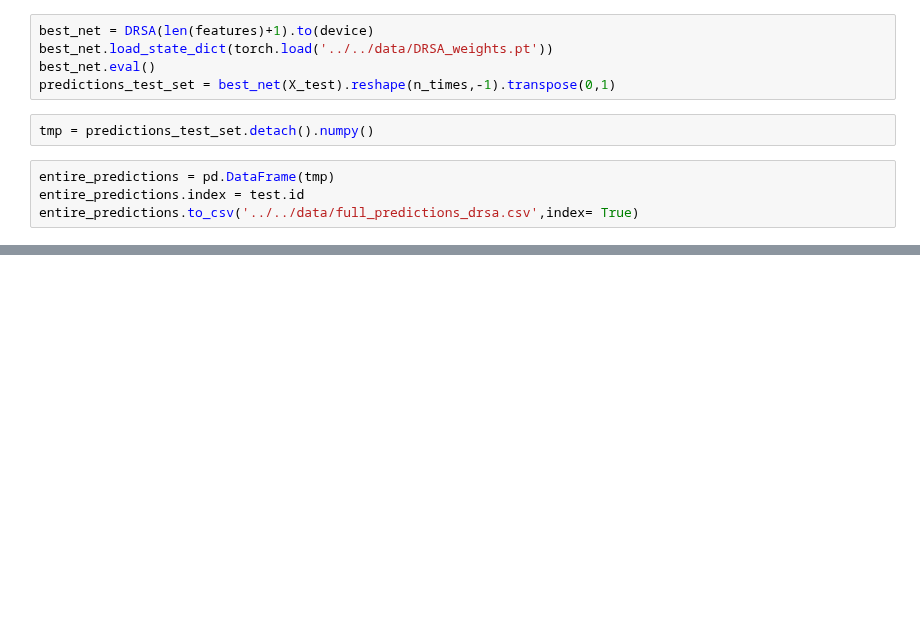
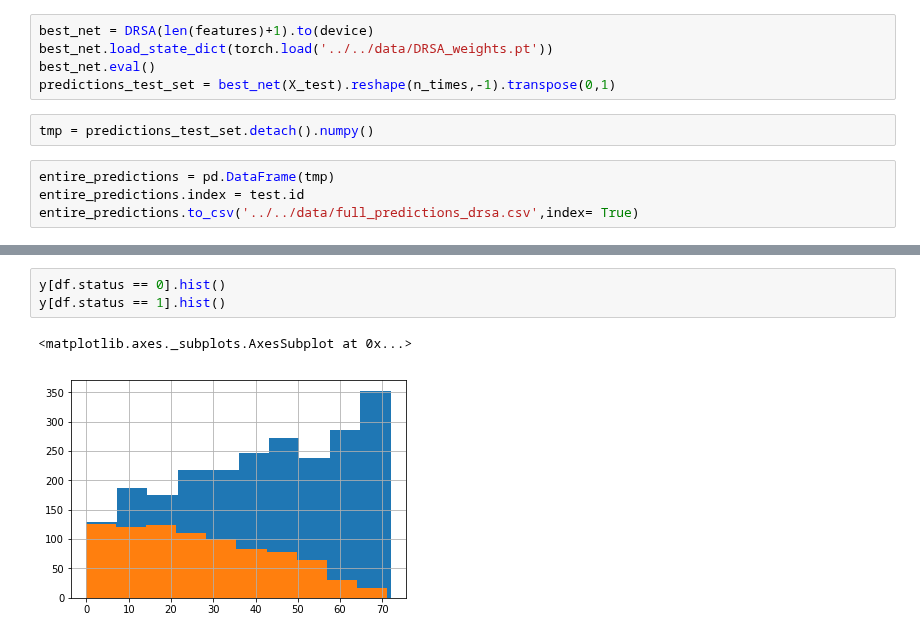
Before and after one commit to davide-burba/thesis, a Jupyter notebook: survival_process/drsa.ipynb, the cells around one changed output, grey strips where cells are left out. Cells and saved outputs as stored; diff of their text form; blank space fills up the shorter version.

```diff
--- a/survival_process/drsa.ipynb
+++ b/survival_process/drsa.ipynb
@@ -261,0 +304,6 @@ plt.show()
+# %%
+y[df.status == 0].hist()
+y[df.status == 1].hist()
+# %% [output]
+<matplotlib.axes._subplots.AxesSubplot at 0x...>
+[figure, added]
```
Also changed, not shown: parts of 15 cells of this notebook, 2 other files.
